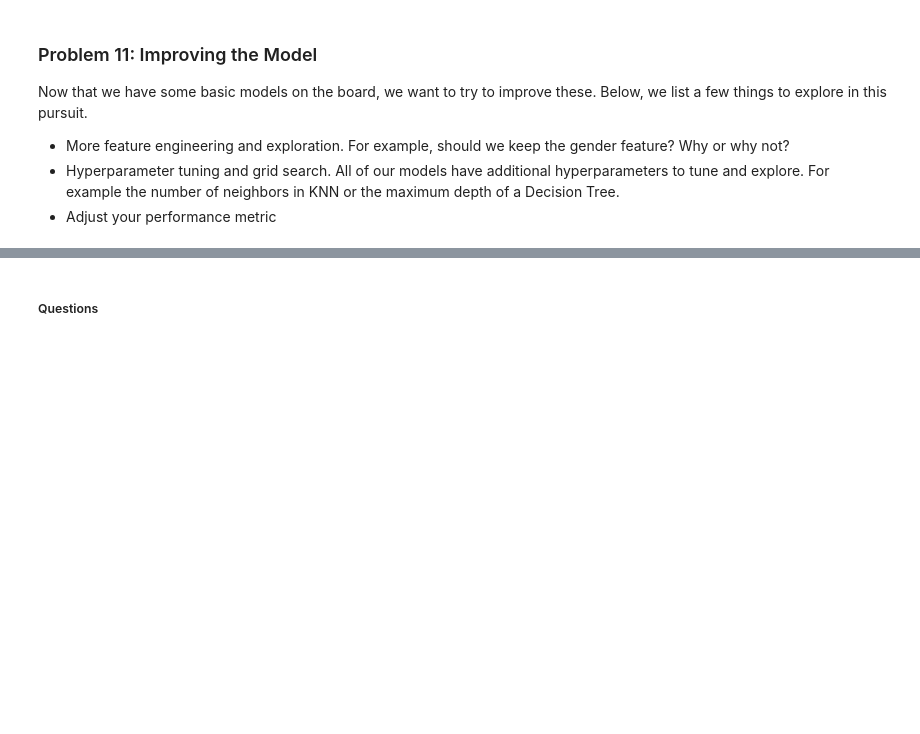
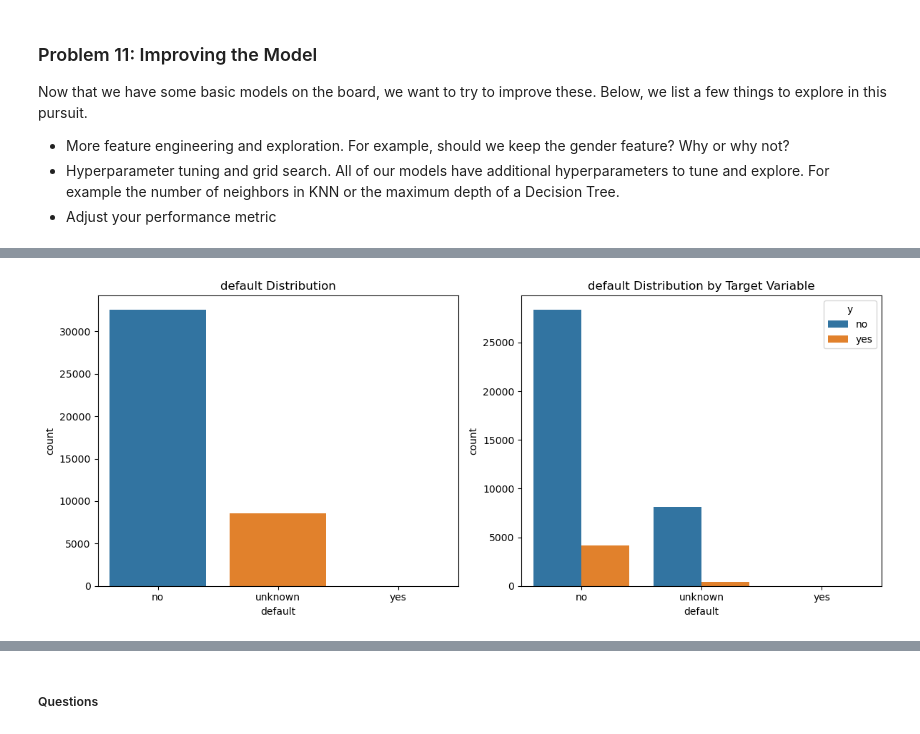
Before and after one commit to Hoomaaan/Portuguese-Banking-Comparing-Classifiers, a Jupyter notebook: prompt_III.ipynb, the cells around one changed output, grey strips where cells are left out. Saved outputs shown, nothing was run; the diff lists cells and outputs as text; code cells hidden in the pictures; blank space fills up the shorter version.

```diff
--- a/prompt_III.ipynb
+++ b/prompt_III.ipynb
@@ -331,0 +391,4 @@ Now that we have some basic models on the board, we want to try to improve these
+# %%
+plot_categorical('default')
+# %% [output]
+[figure, added]
```
Also changed, not shown: parts of 24 cells of this notebook.
